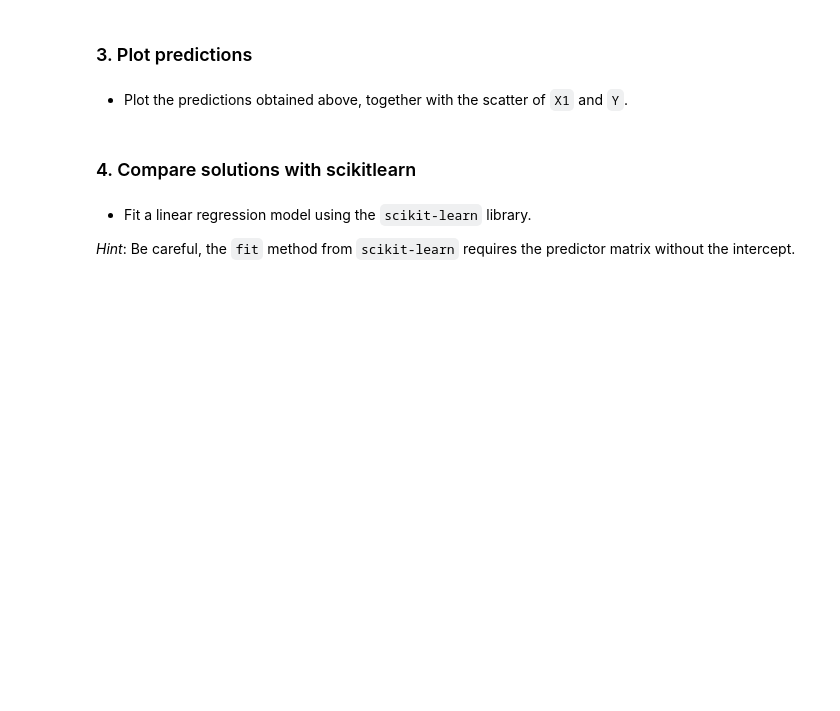
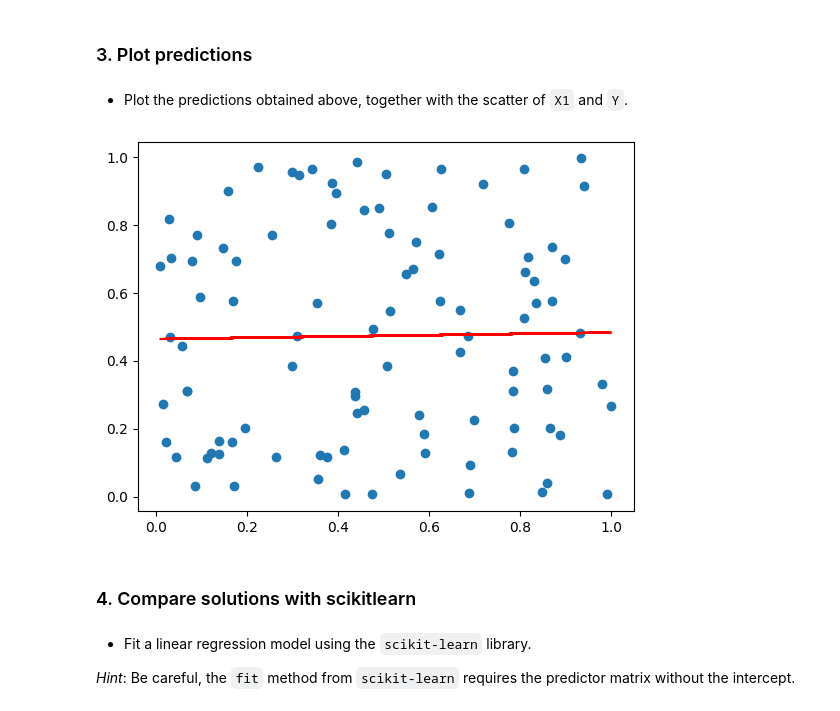
Before and after one commit to Guus03/MSc-Business-Analytics, a Jupyter notebook: Machine-Learning/Exercise_02.ipynb, the cells around one changed output. Drawn from its saved outputs; the diff is of its cells as text; code cells hidden in the pictures; blank space fills up the shorter version.

```diff
--- a/Machine-Learning/Exercise_02.ipynb
+++ b/Machine-Learning/Exercise_02.ipynb
@@ -116,6 +116,13 @@ print(predictions)
 ### 3. Plot predictions
 # %% [markdown]
 * Plot the predictions obtained above, together with the scatter of `X1` and `Y`.
+# %%
+# Plot predictions
+plt.scatter(x1, Y)
+plt.plot(x1, predictions, color='red')
+plt.show()
+# %% [output]
+[figure, added]
 # %% [markdown]
 ### 4. Compare solutions with scikitlearn
 # %% [markdown]
```
Also changed, not shown: parts of 15 cells of this notebook.
